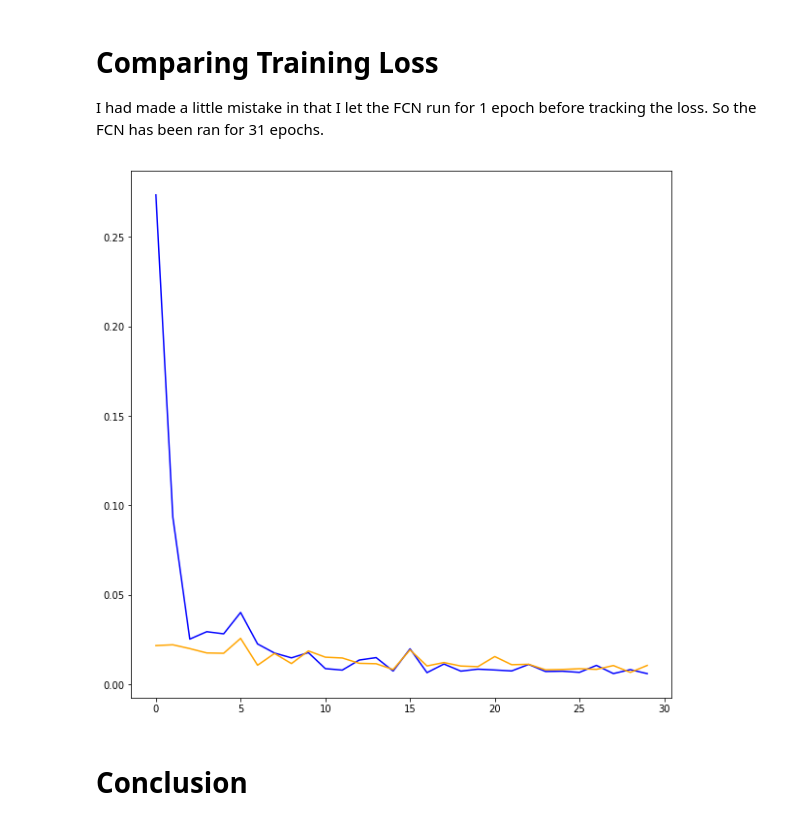
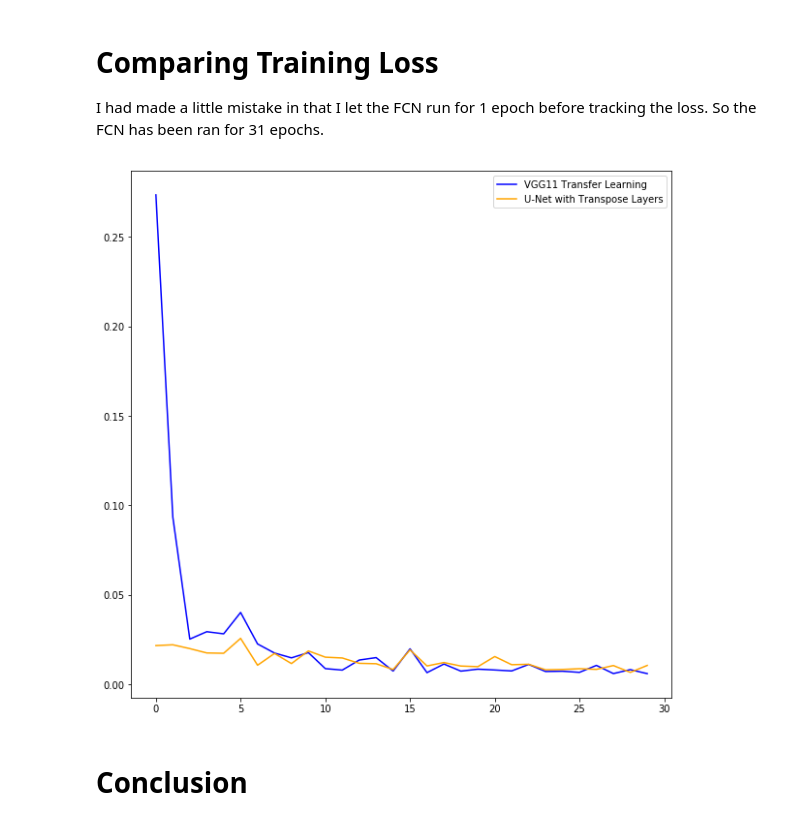
Before and after one commit to sixilli/Alec-Perro-Thinkful, a Jupyter notebook: Final_Capstone/Auto_Mask.ipynb, the cells around one changed output. Drawn from its saved outputs; the diff is of its cells as text; code cells hidden in the pictures.

```diff
--- a/Final_Capstone_Auto_Mask.ipynb
+++ b/Final_Capstone/Auto_Mask.ipynb
@@ -762,16 +824,17 @@ def tensor_to_float(np_file):
 # %%
 # Getting converted file types
 vgg_unet_loss = tensor_to_float(vgg_unet_file)
 fcn_loss = tensor_to_float(fcn_file)
 graph_index = range(0,30)
 
 # Graphing Loss
 fig, ax1 = plt.subplots(figsize=(10,10))
-sns.lineplot(x=graph_index, y=vgg_unet_loss, ax=ax1, color='b')
-sns.lineplot(x=graph_index, y=fcn_loss, ax=ax1, color='orange')
+sns.lineplot(x=graph_index, y=vgg_unet_loss, ax=ax1, color='b', label='VGG11 Transfer Learning')
+sns.lineplot(x=graph_index, y=fcn_loss, ax=ax1, color='orange', label='U-Net with Transpose Layers')
+ax1.legend()
 plt.show()
 # %% [output]
-[figure, old version]
+[figure, new version]
 # %% [markdown]
 # Conclusion
 # %% [markdown]
```
Also changed, not shown: parts of 23 cells of this notebook, 1 other file.
